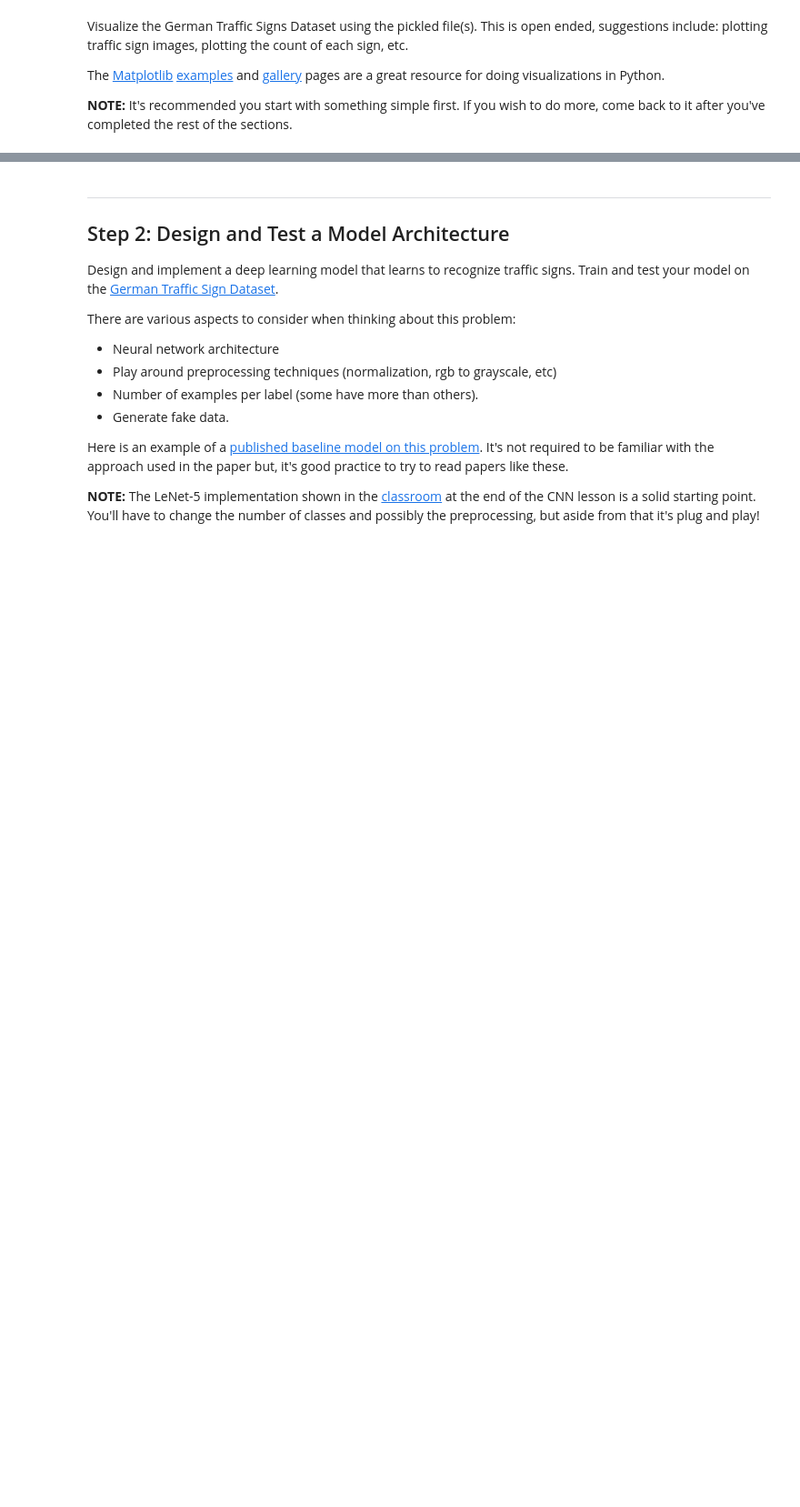
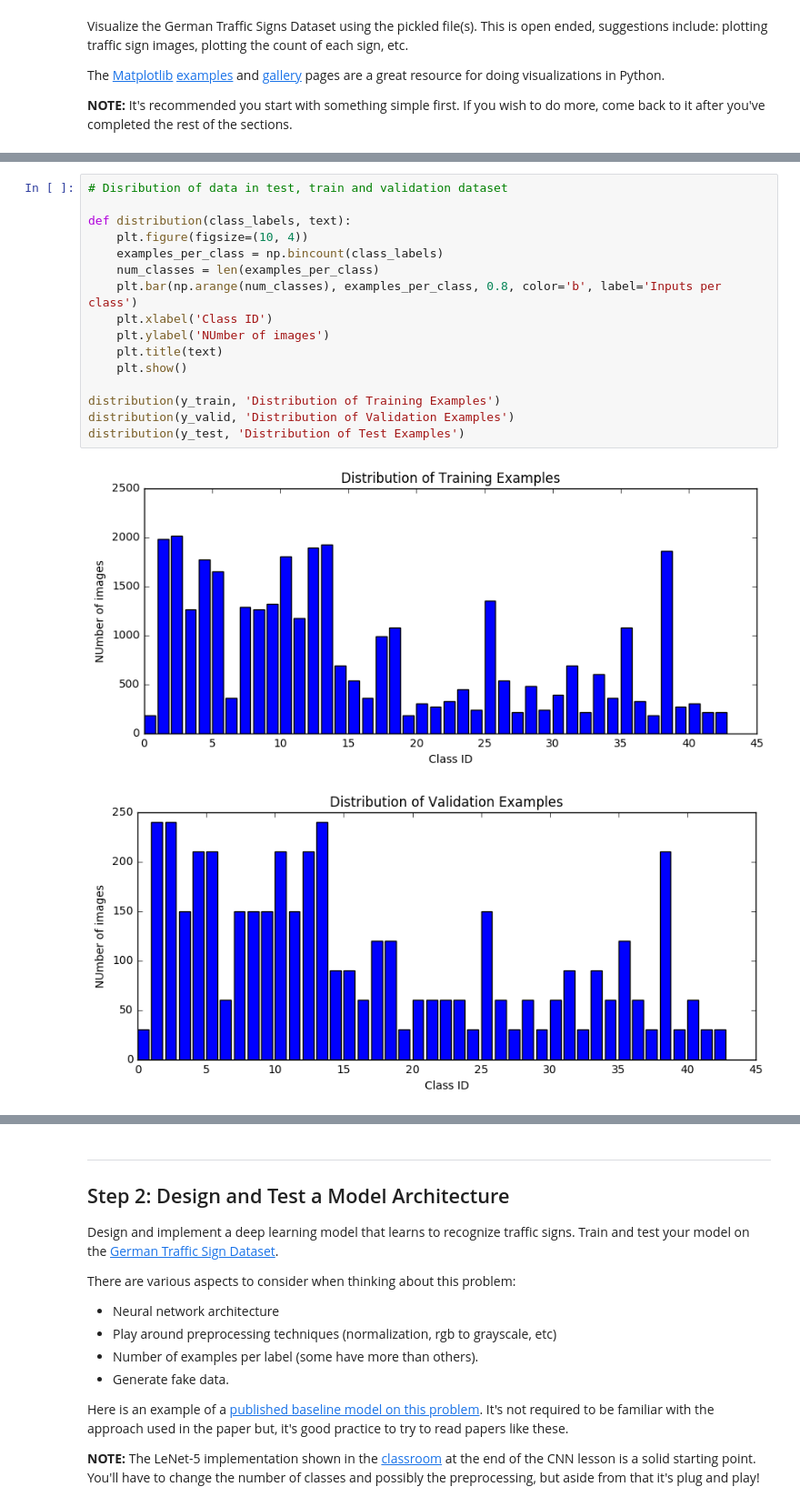
Before and after one commit to Sladozevik/CarND-Deep-Learning, a Jupyter notebook: CarND-Traffic-Sign-Classifier-Project-master/Traffic_Sign_Classifier.ipynb, the cells around one changed output, grey strips where cells are left out. Shown at 91% size. Saved outputs shown, nothing was run; the diff lists cells and outputs as text; blank space fills up the shorter version.

```diff
--- a/CarND-Traffic-Sign-Classifier-Project-master/Traffic_Sign_Classifier.ipynb
+++ b/CarND-Traffic-Sign-Classifier-Project-master/Traffic_Sign_Classifier.ipynb
@@ -160,0 +161,19 @@ for i in range(20):
+# %%
+# Disribution of data in test, train and validation dataset
+
+def distribution(class_labels, text):
+    plt.figure(figsize=(10, 4))
+    examples_per_class = np.bincount(class_labels)
+    num_classes = len(examples_per_class)
+    plt.bar(np.arange(num_classes), examples_per_class, 0.8, color='b', label='Inputs per class')
+    plt.xlabel('Class ID')
+    plt.ylabel('NUmber of images')
+    plt.title(text)
+    plt.show()
+
+distribution(y_train, 'Distribution of Training Examples')
+distribution(y_valid, 'Distribution of Validation Examples')
+distribution(y_test, 'Distribution of Test Examples')
+# %% [output]
+[figure, added]
+[figure, added]
```
Also changed, not shown: parts of 5 cells of this notebook, 1 other file.
